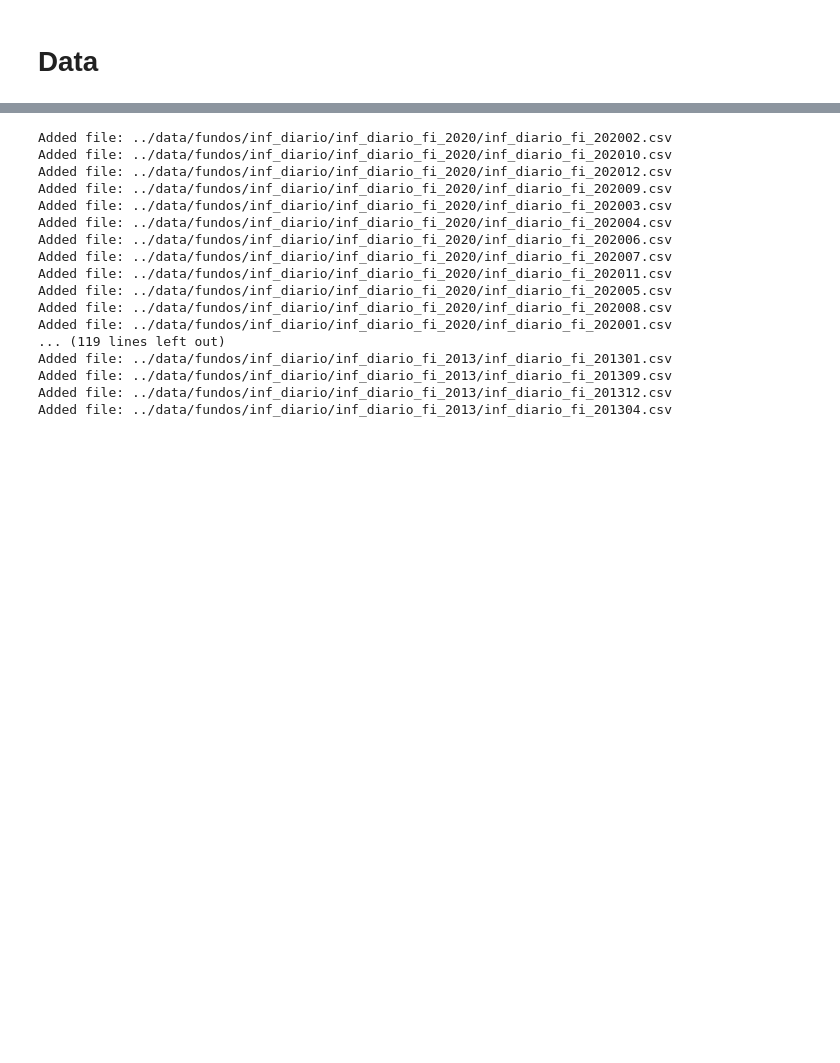
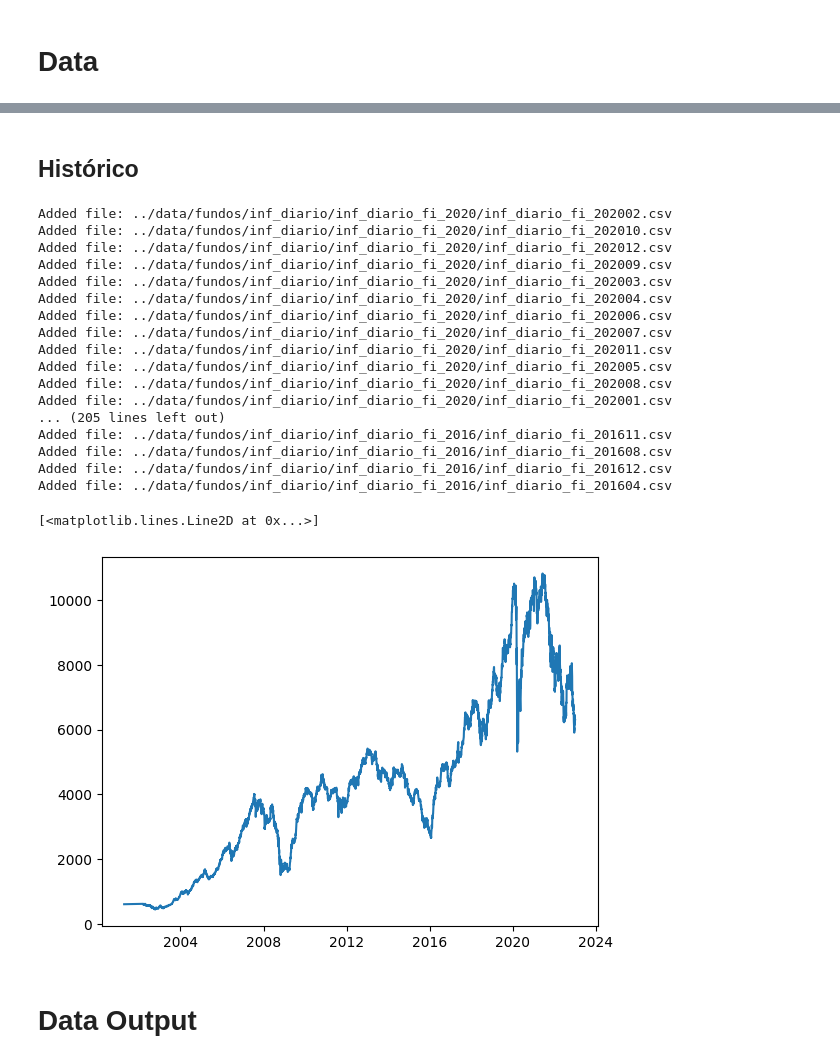
Before and after one commit to PedroDnT/Investments, a Jupyter notebook: notebooks/FundosInvestimento.ipynb, the cells around one changed output, grey strips where cells are left out. Drawn from its saved outputs; the diff is of its cells as text; code cells hidden in the pictures; blank space fills up the shorter version.

Commit message:
histórico fundos de investimento

```diff
--- a/notebooks/FundosInvestimento.ipynb
+++ b/notebooks/FundosInvestimento.ipynb
@@ -8,0 +23,2 @@ import glob
+# %% [markdown]
+## Histórico
@@ -9,11 +32,13 @@ import glob
 # %%
-df_2022 = pd.DataFrame()
+# Leitura do histórico
+df_fundos = pd.DataFrame()
 paths = glob.glob('../data/fundos/inf_diario/*')
 for path in paths:
     files = glob.glob(f'{path}/*.csv')
     for file in files:
         df_temp = pd.read_csv(file, encoding='ISO-8859-1', sep=';')
-        df_2022 = pd.concat([df_2022, df_temp])
+        df_temp = df_temp[df_temp['CNPJ_FUNDO'].isin(cnpj_valido)]
+        df_fundos = pd.concat([df_fundos, df_temp])
         print('Added file: ' + file)
 # %% [output]
 Added file: ../data/fundos/inf_diario/inf_diario_fi_2020/inf_diario_fi_202002.csv
@@ -28,8 +53,8 @@ Added file: ../data/fundos/inf_diario/inf_diario_fi_2020/inf_diario_fi_202011.cs
 Added file: ../data/fundos/inf_diario/inf_diario_fi_2020/inf_diario_fi_202005.csv
 Added file: ../data/fundos/inf_diario/inf_diario_fi_2020/inf_diario_fi_202008.csv
 Added file: ../data/fundos/inf_diario/inf_diario_fi_2020/inf_diario_fi_202001.csv
-... (119 lines left out)
-Added file: ../data/fundos/inf_diario/inf_diario_fi_2013/inf_diario_fi_201301.csv
-Added file: ../data/fundos/inf_diario/inf_diario_fi_2013/inf_diario_fi_201309.csv
-Added file: ../data/fundos/inf_diario/inf_diario_fi_2013/inf_diario_fi_201312.csv
-Added file: ../data/fundos/inf_diario/inf_diario_fi_2013/inf_diario_fi_201304.csv
+... (205 lines left out)
+Added file: ../data/fundos/inf_diario/inf_diario_fi_2016/inf_diario_fi_201611.csv
+Added file: ../data/fundos/inf_diario/inf_diario_fi_2016/inf_diario_fi_201608.csv
+Added file: ../data/fundos/inf_diario/inf_diario_fi_2016/inf_diario_fi_201612.csv
+Added file: ../data/fundos/inf_diario/inf_diario_fi_2016/inf_diario_fi_201604.csv
@@ -35,0 +64,19 @@ Added file: ../data/fundos/inf_diario/inf_diario_fi_2013/inf_diario_fi_201304.cs
+# %%
+# Adição da denominação social
+df_fundos_nominacao = df_fundos.merge(info_cadastro[['CNPJ_FUNDO', 'DENOM_SOCIAL']], how='left', on='CNPJ_FUNDO')
+# %%
+# Ordenando pela data e dnominação social
+df_fundos_nominacao.sort_values(['DT_COMPTC', 'DENOM_SOCIAL'], inplace=True)
+# %%
+# Exclusão dos fundos com denominação social igual a nan
+df_fundos_nominacao_valido = df_fundos_nominacao[~df_fundos_nominacao['DENOM_SOCIAL'].isna()].copy()
+# %%
+# Histórico exemplo
+aux = df_fundos_nominacao_valido[df_fundos_nominacao_valido['CNPJ_FUNDO'] == '00.601.692/0001-23']
+# %%
+plt.plot(aux['DT_COMPTC'], aux['VL_QUOTA'])
+# %% [output]
+[<matplotlib.lines.Line2D at 0x...>]
+[figure, added]
+# %% [markdown]
+# Data Output
```
Also changed, not shown: parts of 9 cells of this notebook, 1 other file.
